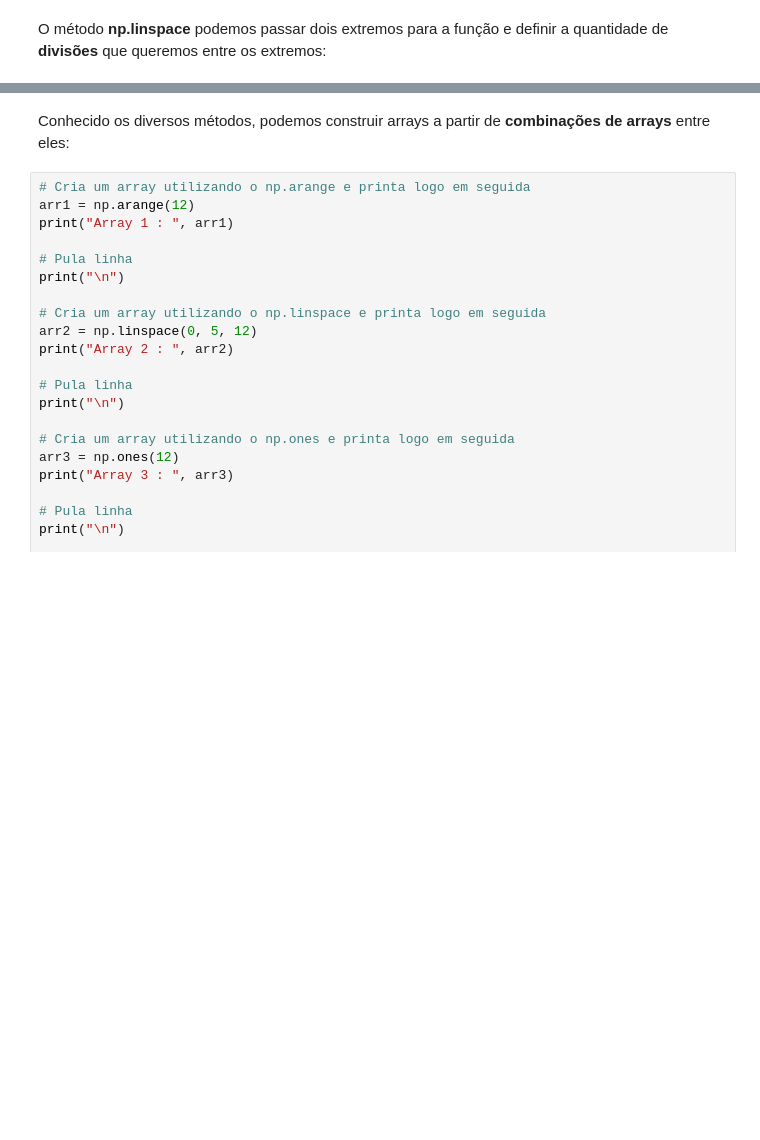
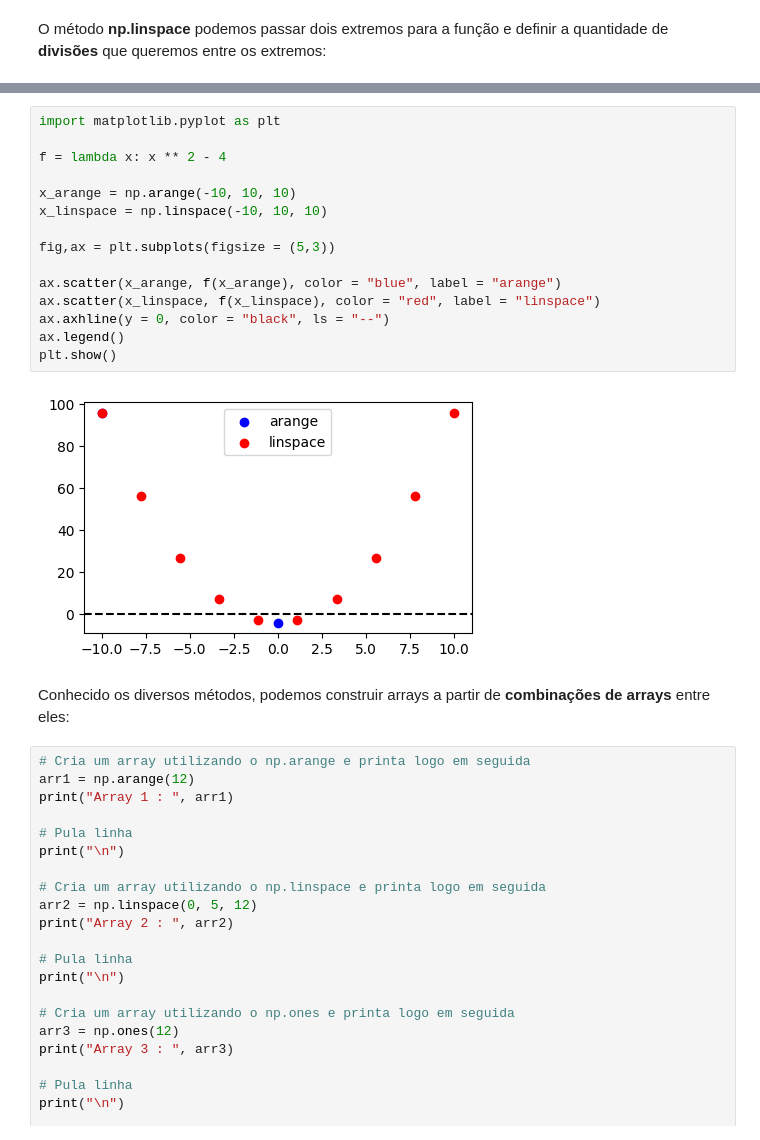
Before and after one commit to RogerioOMDS/aulas_ada_1629_tec_prog, a Jupyter notebook: aula_2.ipynb, the cells around one changed output, grey strips where cells are left out. Drawn from its saved outputs; the diff is of its cells as text; blank space fills up the shorter version.

```diff
--- a/aula_2.ipynb
+++ b/aula_2.ipynb
@@ -130,3 +238,20 @@ print(arr_linspace)
+# %%
+import matplotlib.pyplot as plt
+
+f = lambda x: x ** 2 - 4
+
+x_arange = np.arange(-10, 10, 10)
+x_linspace = np.linspace(-10, 10, 10)
+
+fig,ax = plt.subplots(figsize = (5,3))
+
+ax.scatter(x_arange, f(x_arange), color = "blue", label = "arange")
+ax.scatter(x_linspace, f(x_linspace), color = "red", label = "linspace")
+ax.axhline(y = 0, color = "black", ls = "--")
+ax.legend()
+plt.show()
+# %% [output]
+[figure, added]
 # %% [markdown]
 Conhecido os diversos métodos, podemos construir arrays a partir de __combinações de arrays__ entre eles:
 # %%
```
Also changed, not shown: parts of 40 cells of this notebook.
